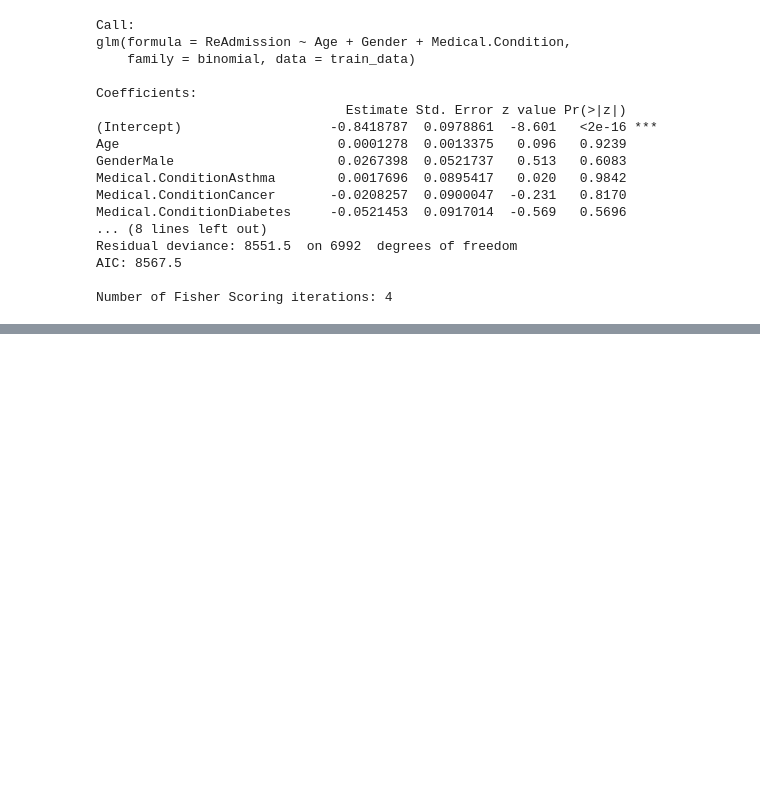
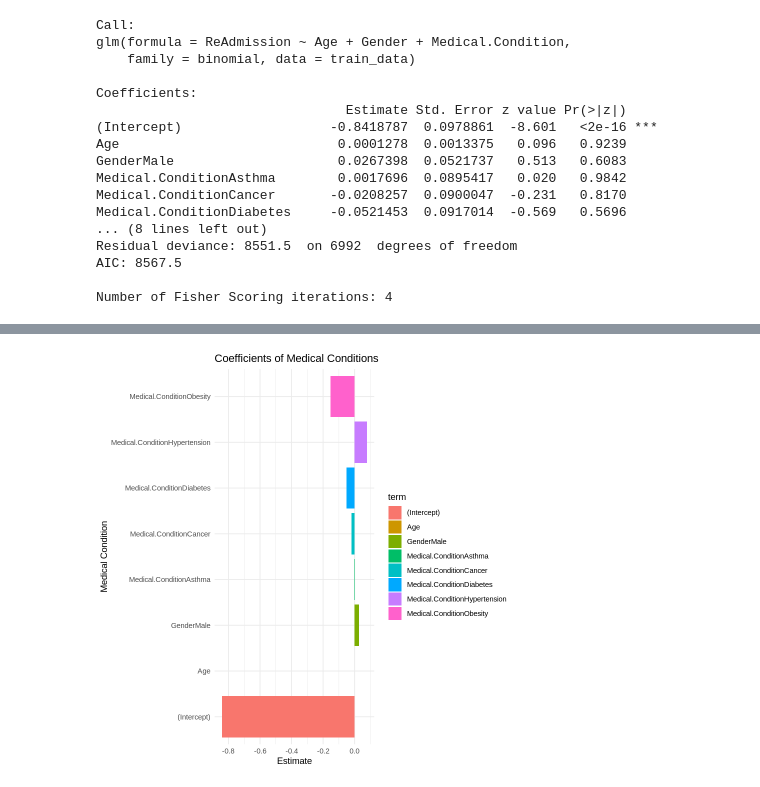
Before and after one commit to osohyun0224/BigData-Final-Project, a Jupyter notebook: MedicalData_Analyze_Logistic.ipynb, the cells around one changed output, grey strips where cells are left out. Cells and saved outputs as stored; diff of their text form; code cells hidden in the pictures; blank space fills up the shorter version.

```diff
--- a/MedicalData_Analyze_Logistic.ipynb
+++ b/MedicalData_Analyze_Logistic.ipynb
@@ -127,0 +186,14 @@ Number of Fisher Scoring iterations: 4
+# %%
+# 모델의 계수를 데이터 프레임으로 변환합니다.
+coef_df <- broom::tidy(logistic_model)
+
+# Medical Conditions 계수에 대한 바 그래프를 그립니다.
+ggplot(coef_df, aes(x = term, y = estimate)) +
+  geom_bar(stat = "identity", aes(fill = term)) +
+  coord_flip() + # x 축과 y 축을 뒤집습니다.
+  labs(title = "Coefficients of Medical Conditions",
+       x = "Medical Condition",
+       y = "Estimate") +
+  theme_minimal()
+# %% [output]
+[figure, added]
```
Also changed, not shown: parts of 9 cells of this notebook.
